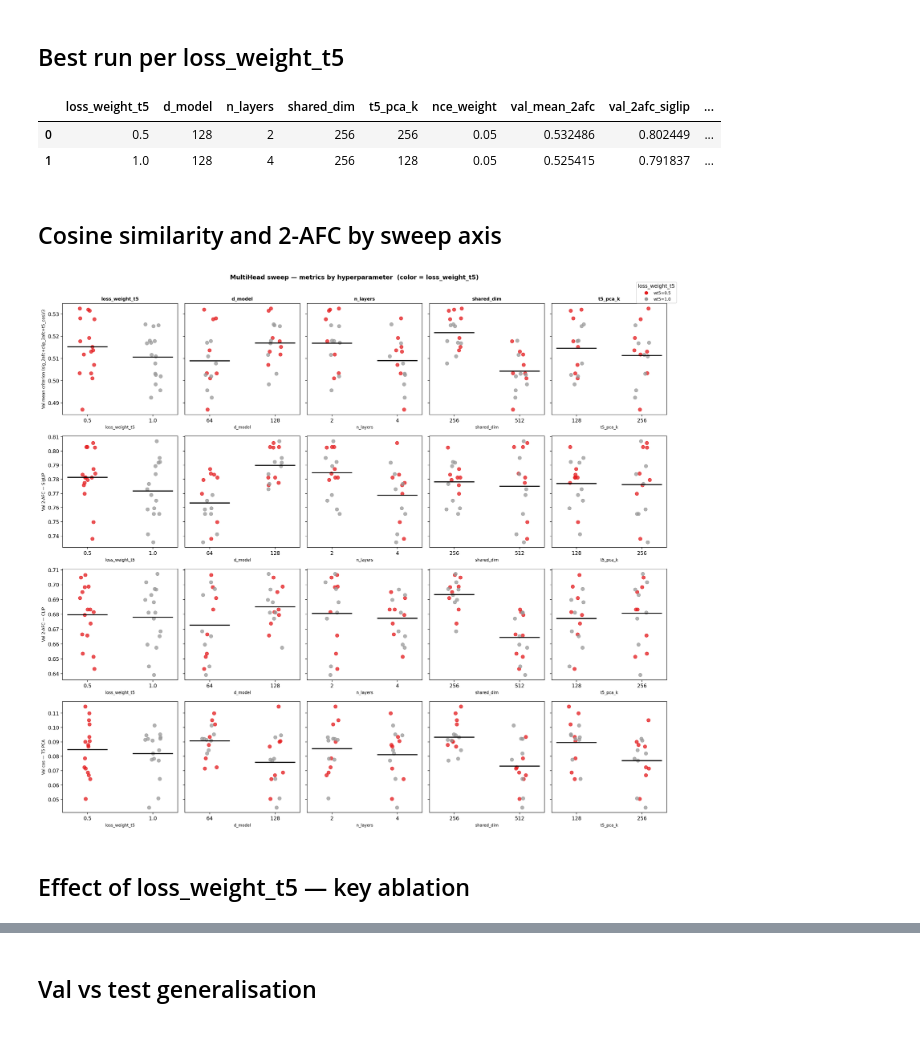
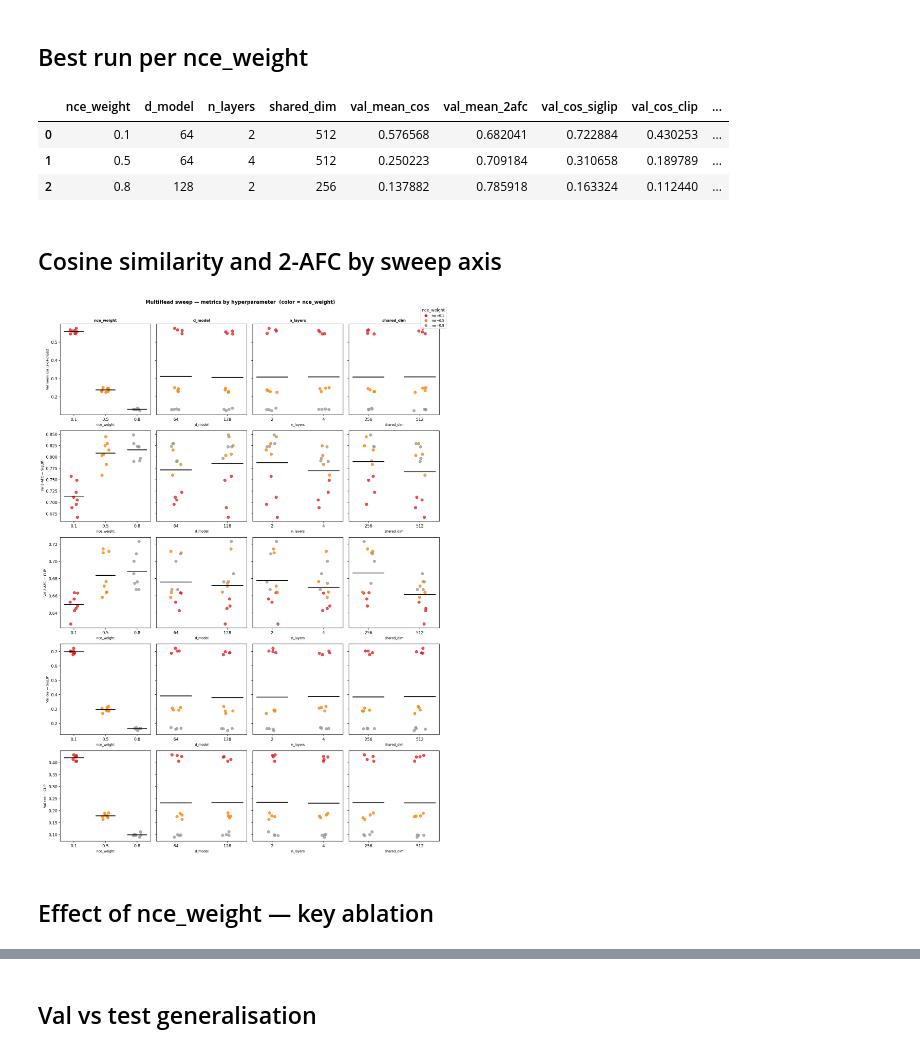
Before and after one commit to YAOJaredz/NeurObjectGen, a Jupyter notebook: notebooks/sweep_multihead.ipynb, the cells around one changed output, grey strips where cells are left out. Drawn from its saved outputs; the diff is of its cells as text; code cells hidden in the pictures.

```diff
--- a/notebooks/sweep_multihead.ipynb
+++ b/notebooks/sweep_multihead.ipynb
@@ -18,7 +19,7 @@ from tqdm.notebook import tqdm
 sys.path.insert(0, '.')
 from config_const import CHECKPOINT_DIR
 
-SWEEP_AXES = ['loss_weight_t5', 'd_model', 'n_layers', 'shared_dim', 't5_pca_k']
+SWEEP_AXES = ['nce_weight', 'd_model', 'n_layers', 'shared_dim']
 
 def load_one(pt):
     try:
@@ -46,9 +47,9 @@ for col in SWEEP_AXES:
     if col in df.columns:
         df[col] = pd.to_numeric(df[col])
 
-# val_mean_2afc is now (sig_2afc + clip_2afc + t5_cos) / 3 for new runs
-SORT_BY = 'val_mean_2afc'
-show_cols = SWEEP_AXES + ['val_mean_2afc', 'val_cos_siglip', 'val_cos_clip', 'val_cos_t5']
+SORT_BY = 'val_mean_cos'
+show_cols = SWEEP_AXES + ['val_mean_cos', 'val_mean_2afc', 'val_cos_siglip', 'val_cos_clip',
+                           'val_2afc_siglip', 'val_2afc_clip']
 show_cols = [c for c in show_cols if c in df.columns]
 
 print(f'{len(df)} runs loaded  |  test metrics present: {has_test}')
@@ -74,29 +75,32 @@ print(df[show_cols].sort_values(SORT_BY, ascending=False).to_string(index=False)
 # %% [markdown]
-## Best run per loss_weight_t5
+## Best run per nce_weight
 # %%
-cols = ['loss_weight_t5', 'd_model', 'n_layers', 'shared_dim', 't5_pca_k', 'nce_weight',
-        'val_mean_2afc', 'val_2afc_siglip', 'val_2afc_clip',
-        'val_cos_siglip', 'val_cos_clip', 'val_cos_t5']
+cols = ['nce_weight', 'd_model', 'n_layers', 'shared_dim',
+        'val_mean_cos', 'val_mean_2afc',
+        'val_cos_siglip', 'val_cos_clip',
+        'val_2afc_siglip', 'val_2afc_clip']
 available = [c for c in cols if c in df.columns]
 summary = (
-    df.sort_values('val_mean_2afc', ascending=False)
-      .groupby('loss_weight_t5', sort=True)
+    df.sort_values('val_mean_cos', ascending=False)
+      .groupby('nce_weight', sort=True)
       .first()
       .reset_index()
 )[available]
 display(summary)
 # %% [output]
-|  | loss_weight_t5 | d_model | n_layers | shared_dim | t5_pca_k | nce_weight | val_mean_2afc | val_2afc_siglip | ... |
-| 0 | 0.5 | 128 | 2 | 256 | 256 | 0.05 | 0.532486 | 0.802449 | ... |
-| 1 | 1.0 | 128 | 4 | 256 | 128 | 0.05 | 0.525415 | 0.791837 | ... |
+|  | nce_weight | d_model | n_layers | shared_dim | val_mean_cos | val_mean_2afc | val_cos_siglip | val_cos_clip | ... |
+| 0 | 0.1 | 64 | 2 | 512 | 0.576568 | 0.682041 | 0.722884 | 0.430253 | ... |
+| 1 | 0.5 | 64 | 4 | 512 | 0.250223 | 0.709184 | 0.310658 | 0.189789 | ... |
+| 2 | 0.8 | 128 | 2 | 256 | 0.137882 | 0.785918 | 0.163324 | 0.112440 | ... |
 # %% [markdown]
 ## Cosine similarity and 2-AFC by sweep axis
 # %%
 METRICS = [
-    ('val_mean_2afc',  'Val mean criterion (sig_2afc+clip_2afc+t5_cos)/3'),
-    ('val_2afc_siglip','Val 2-AFC — SigLIP'),
-    ('val_2afc_clip',  'Val 2-AFC — CLIP'),
-    ('val_cos_t5',     'Val cos — T5 PCA'),
+    ('val_mean_cos',    'Val mean cos (sig+clip)/2'),
+    ('val_2afc_siglip', 'Val 2-AFC — SigLIP'),
+    ('val_2afc_clip',   'Val 2-AFC — CLIP'),
+    ('val_cos_siglip',  'Val cos — SigLIP'),
+    ('val_cos_clip',    'Val cos — CLIP'),
 ]
 
 fig, axes = plt.subplots(len(METRICS), len(SWEEP_AXES),
@@ -105,51 +109,51 @@ fig, axes = plt.subplots(len(METRICS), len(SWEEP_AXES),
 
 rng = np.random.default_rng(0)
 
-wt5_vals  = sorted(df['loss_weight_t5'].unique())
-wt5_cmap  = plt.cm.get_cmap('Set1', len(wt5_vals))
-wt5_color = {v: wt5_cmap(i) for i, v in enumerate(wt5_vals)}
+nw_vals  = sorted(df['nce_weight'].unique())
+nw_cmap  = plt.cm.get_cmap('Set1', len(nw_vals))
+nw_color = {v: nw_cmap(i) for i, v in enumerate(nw_vals)}
 
 for mi, (metric, ylabel) in enumerate(METRICS):
     if metric not in df.columns:
         continue
     for ai, axis_col in enumerate(SWEEP_AXES):
         ax = axes[mi, ai]
         if axis_col not in df.columns:
             ax.axis('off'); continue
         levels = sorted(df[axis_col].unique())
         for lvl_i, lvl in enumerate(levels):
             sub = df[df[axis_col] == lvl]
-            for wt5, grp in sub.groupby('loss_weight_t5'):
+            for nw, grp in sub.groupby('nce_weight'):
                 vals = grp[metric].dropna().values
                 if not len(vals): continue
                 jitter = rng.uniform(-0.12, 0.12, len(vals))
                 ax.scatter(np.full(len(vals), lvl_i) + jitter, vals,
-                           color=wt5_color[wt5], alpha=0.75, s=45,
-                           label=f'wt5={wt5}' if ai == 0 and lvl_i == 0 else '_')
+                           color=nw_color[nw], alpha=0.75, s=45,
+                           label=f'nw={nw}' if ai == 0 and lvl_i == 0 else '_')
             all_vals = sub[metric].dropna().values
             if len(all_vals):
                 ax.plot([lvl_i - 0.3, lvl_i + 0.3],
                         [all_vals.mean(), all_vals.mean()], 'k-', lw=2)
         ax.set_xticks(range(len(levels)))
         ax.set_xticklabels([str(l) for l in levels])
         ax.set_xlabel(axis_col, fontsize=8)
         if ai == 0:
             ax.set_ylabel(ylabel, fontsize=8)
         if mi == 0:
             ax.set_title(axis_col, fontsize=9, fontweight='bold')
 
 handles = [plt.Line2D([0],[0],marker='o',color='w',
-           markerfacecolor=wt5_color[v],markersize=8,label=f'wt5={v}') for v in wt5_vals]
-fig.legend(handles=handles, title='loss_weight_t5', loc='upper right',
+           markerfacecolor=nw_color[v],markersize=8,label=f'nw={v}') for v in nw_vals]
+fig.legend(handles=handles, title='nce_weight', loc='upper right',
            bbox_to_anchor=(1.01, 1), fontsize=8)
-fig.suptitle('MultiHead sweep — metrics by hyperparameter  (color = loss_weight_t5)',
+fig.suptitle('MultiHead sweep — metrics by hyperparameter  (color = nce_weight)',
              fontweight='bold', y=1.01)
 plt.tight_layout()
 plt.show()
 # %% [output]
-[figure, old version]
+[figure, new version]
 # %% [markdown]
-## Effect of loss_weight_t5 — key ablation
+## Effect of nce_weight — key ablation
 # %%
 metrics_ab = [
     ('val_2afc_siglip', 'SigLIP 2-AFC'),
```
Also changed, not shown: parts of 6 cells of this notebook, 5 other files.
